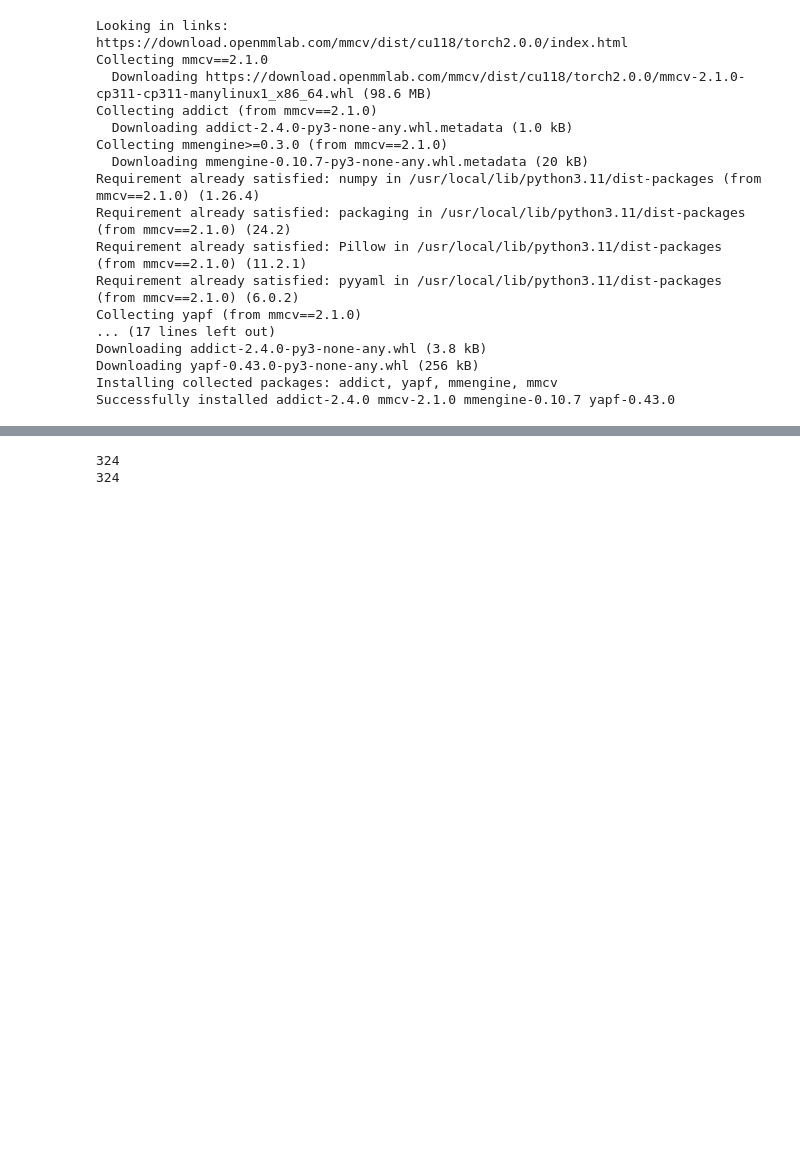
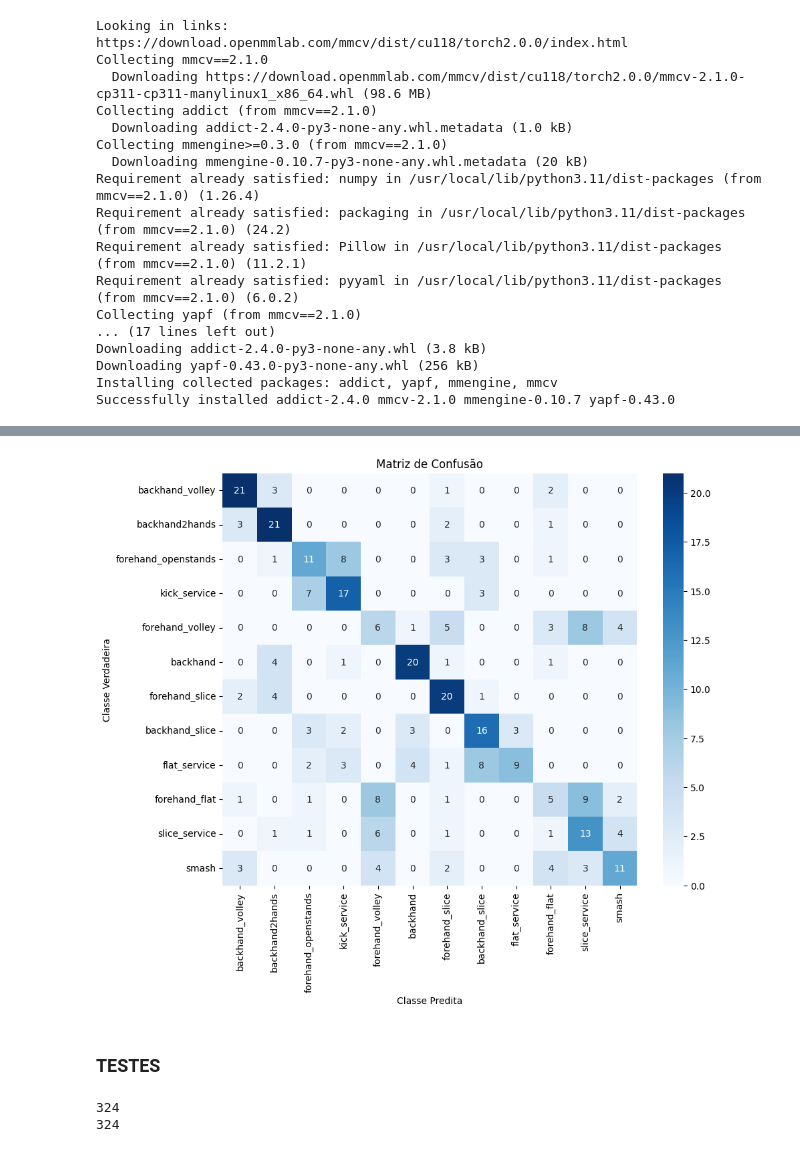
Before and after one commit to LeoDinga/DL_Project, a Jupyter notebook: TRAIN__(1).ipynb, the cells around one changed output, grey strips where cells are left out. Cells and saved outputs as stored; diff of their text form; code cells hidden in the pictures; blank space fills up the shorter version.

```diff
--- a/TRAIN__(1).ipynb
+++ b/TRAIN__(1).ipynb
@@ -87,7 +87,7 @@ import numpy as np
 # print(data.files)  # Para ver o que está lá dentro
 
 # Caminho para o ficheiro de keypoints
-keypoints_path = "all_keypoints.npz"
+keypoints_path = "/content/all_keypoints.npz"
 
 # Carregar os keypoints do ficheiro npz e reconstruir o dicionário
 data = np.load(keypoints_path)
@@ -581,3 +709,62 @@ Loads checkpoint by local backend from path: /content/drive/MyDrive/mmaction2_wo
+# %%
+import pickle
+import numpy as np
+from sklearn.metrics import confusion_matrix
+import matplotlib.pyplot as plt
+import seaborn as sns
+
+# Caminho para o ficheiro de resultados
+results_path = '/content/drive/MyDrive/mmaction2_work_dir/stgcn_test_50/results.pkl'
+
+# Carrega as predições
+with open(results_path, 'rb') as f:
+    results = pickle.load(f)
+
+# results é normalmente uma lista de arrays de scores por classe
+# Para cada amostra, o índice do maior score é a predição do modelo
+#y_pred = [np.argmax(r) for r in results]
+
+y_pred = [int(r['pred_label'].item()) if hasattr(r['pred_label'], 'item') else int(r['pred_label']) for r in results]
+
+
+# Agora precisas dos rótulos verdadeiros (labels do dataset de teste)
+# Supondo que tens um ficheiro ann_file com os labels:
+import mmcv
+ann_file = '/content/test_labels.pkl'
+
+import pickle
+
+with open('/content/test_labels.pkl', 'rb') as f:
+    data_infos = pickle.load(f)
+
+
+# y_true = [info['label'] for info in data_infos]
+y_true = [int(r['gt_label'].item()) if hasattr(r['gt_label'], 'item') else int(r['gt_label']) for r in results]
+
+
+# Calcula a matriz de confusão
+cm = confusion_matrix(y_true, y_pred)
+
+class_labels = [
+'backhand_volley', 'backhand2hands', 'forehand_openstands', 'kick_service', 'forehand_volley', 'backhand', 'forehand_slice', 'backhand_slice', 'flat_service', 'forehand_flat', 'slice_service', 'smash']
+
+plt.figure(figsize=(10, 8))
+sns.heatmap(
+    cm,
+    annot=True,
+    fmt='d',
+    cmap='Blues',
+    xticklabels=class_labels,
+    yticklabels=class_labels
+)
+plt.xlabel('Classe Predita')
+plt.ylabel('Classe Verdadeira')
+plt.title('Matriz de Confusão')
+plt.show()
+# %% [output]
+[figure, added]
+# %% [markdown]
+### TESTES
 # %%
 print(len(results))         # Deve dar 324
 print(len(y_true))          # Deve dar 324
```
Also changed, not shown: parts of 19 cells of this notebook.
